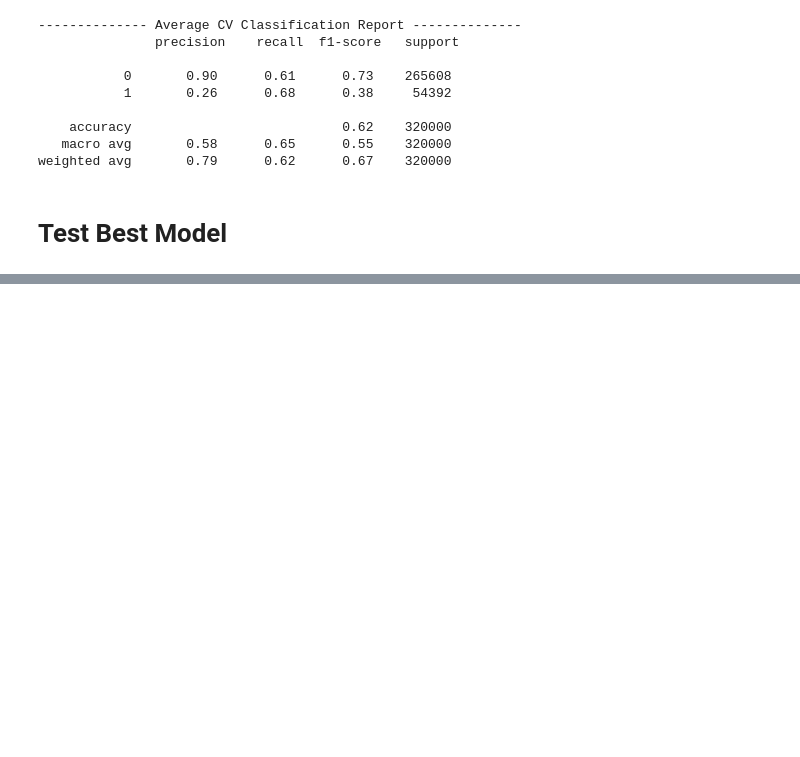
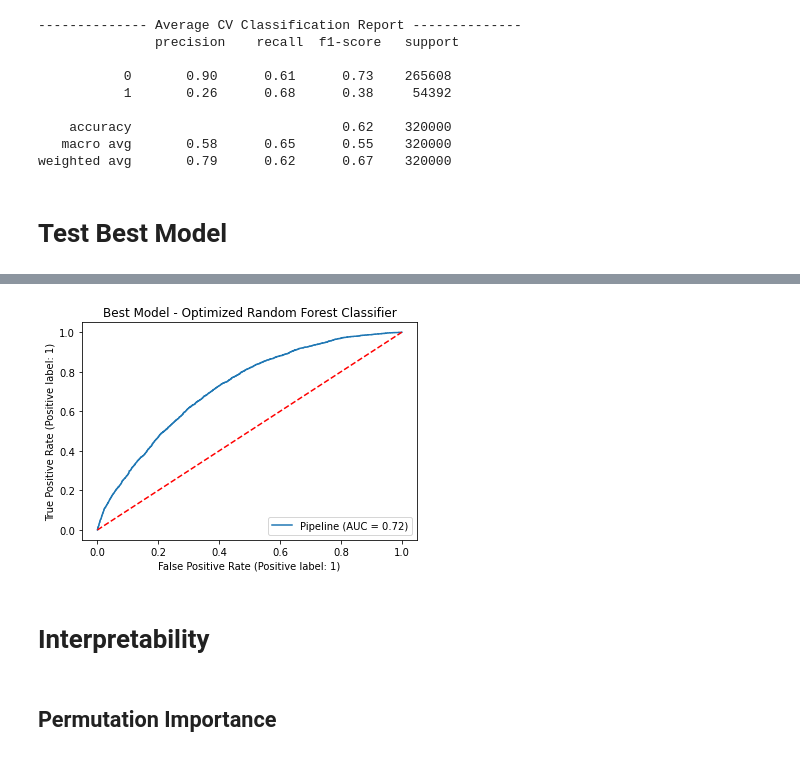
Before and after one commit to gilnribeiro/ML-Ad-Clicks-Project, a Jupyter notebook: new_preprocessing.ipynb, the cells around one changed output, grey strips where cells are left out. Drawn from its saved outputs; the diff is of its cells as text; code cells hidden in the pictures; blank space fills up the shorter version.

```diff
--- a/new_preprocessing.ipynb
+++ b/new_preprocessing.ipynb
@@ -348,16 +350,16 @@ rf_best_params = {'classifier': RandomForestClassifier(max_depth=39, min_samples
 # %% [markdown]
 # CATBOOST
 # %%
-catb = Pipeline([('sampling', RandomUnderSampler()),
+catb = Pipeline([('sampling', RandomUnderSampler(random_state=42)),
                  ('transformer', TargetEncoder(cols=target_enc)),
                  ('scaler', StandardScaler()),
-                 ('classifier', CatBoostClassifier(verbose=False, auto_class_weights='Balanced', early_stopping_rounds=10))])
+                 ('classifier', CatBoostClassifier(verbose=False, auto_class_weights='Balanced', early_stopping_rounds=10, random_seed=42))])
 
 param_grid= [
-        {'classifier': [CatBoostClassifier(verbose=False, auto_class_weights='Balanced', early_stopping_rounds=10)],
+        {'classifier': [CatBoostClassifier(verbose=False, auto_class_weights='Balanced', early_stopping_rounds=10, random_seed=42)],
          'scaler': [StandardScaler()],
          'transformer': [TargetEncoder(cols=target_enc)],
-         'sampling': [RandomUnderSampler()], #, RandomOverSampler(), SMOTE()],
+         'sampling': [RandomUnderSampler(random_state=42), RandomOverSampler(random_state=42), SMOTE(random_state=42)],
          'classifier__learning_rate': sp_randFloat(0, 1),
          'classifier__depth': sp_randInt(1, 10),
          'classifier__l2_leaf_reg': sp_randInt(1,10)}]
@@ -546,4 +650,8 @@ for i,v in enumerate(mean_enc):
 # %%
-plot_confusion_matrix(best_model, X_test, y_test, display_labels=['Not Click (0)','Click (1)'])
-plt.title('Best Model')
+plot_roc_curve(best_model, X_test, y_test)
+plt.plot([0, 1], [0, 1],'r--')
+plt.title('Best Model - Optimized Random Forest Classifier')
+
 plt.show()
+# %% [output]
+[figure, added]
@@ -555,0 +658,2 @@ plt.show()
+# %% [markdown]
+# Interpretability
@@ -555,0 +664,2 @@ plt.show()
+# %% [markdown]
+## Permutation Importance
```
Also changed, not shown: parts of 41 cells of this notebook, 6 other files.
